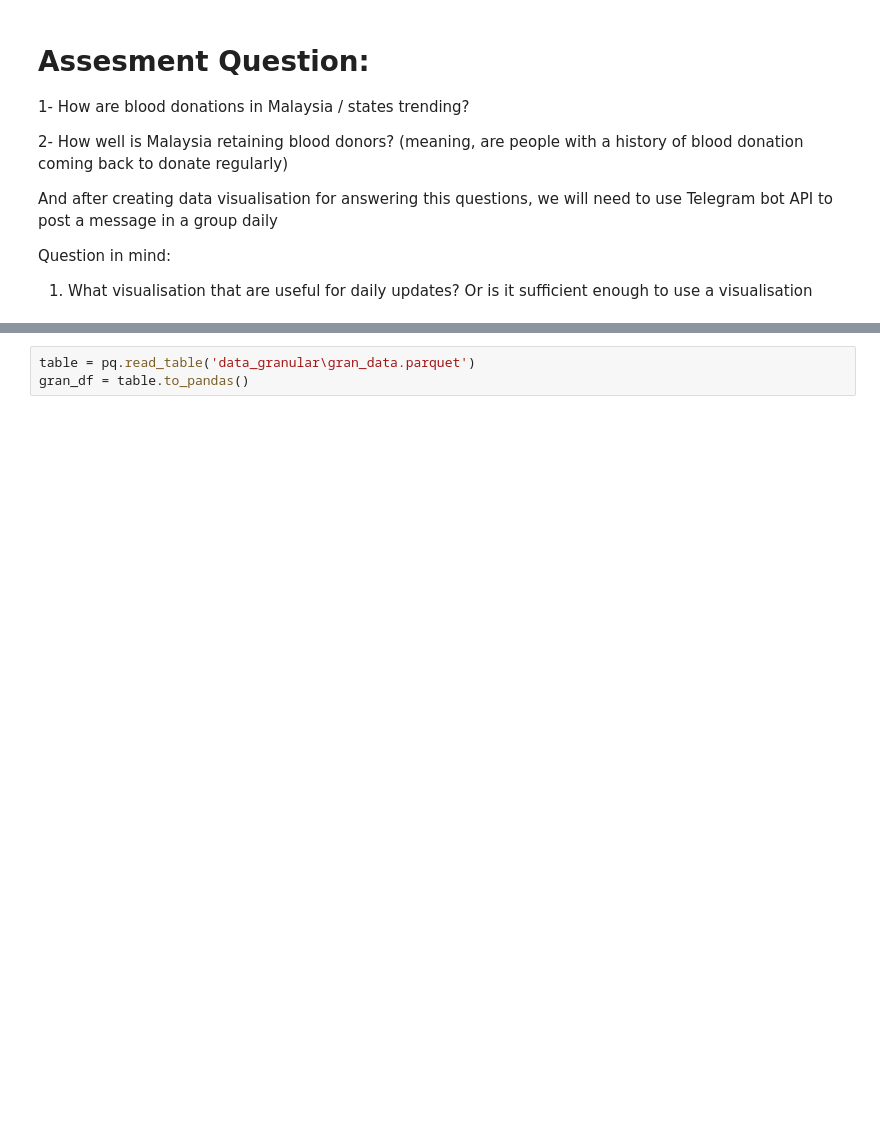
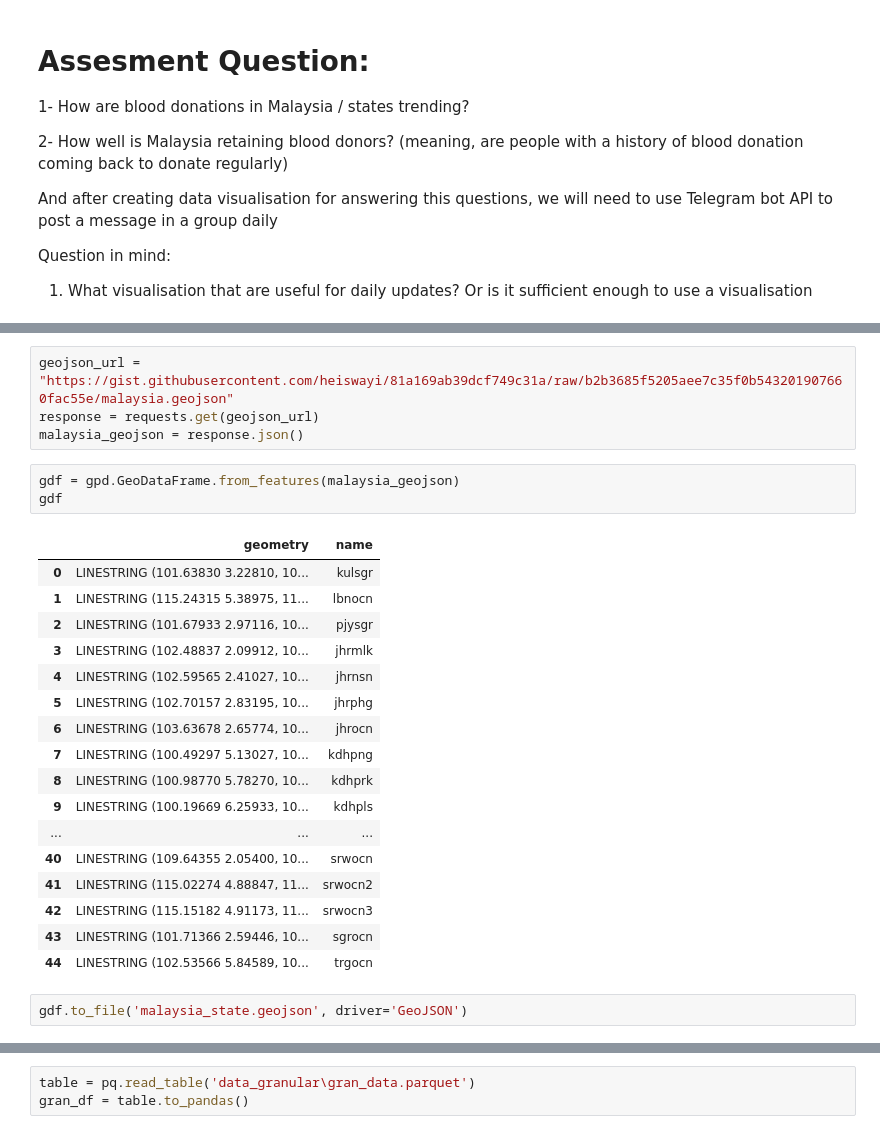
Before and after one commit to adleefuad/blood_donation, a Jupyter notebook: EDA.ipynb, the cells around one changed output, grey strips where cells are left out. Drawn from its saved outputs; the diff is of its cells as text; blank space fills up the shorter version.

```diff
--- a/EDA.ipynb
+++ b/EDA.ipynb
@@ -25,0 +113,27 @@ import seaborn as sns
+# %%
+geojson_url = "https://gist.githubusercontent.com/heiswayi/81a169ab39dcf749c31a/raw/b2b3685f5205aee7c35f0b543201907660fac55e/malaysia.geojson"
+response = requests.get(geojson_url)
+malaysia_geojson = response.json()
+# %%
+gdf = gpd.GeoDataFrame.from_features(malaysia_geojson)
+gdf
+# %% [output]
+|  | geometry | name |
+| 0 | LINESTRING (101.63830 3.22810, 10... | kulsgr |
+| 1 | LINESTRING (115.24315 5.38975, 11... | lbnocn |
+| 2 | LINESTRING (101.67933 2.97116, 10... | pjysgr |
+| 3 | LINESTRING (102.48837 2.09912, 10... | jhrmlk |
+| 4 | LINESTRING (102.59565 2.41027, 10... | jhrnsn |
+| 5 | LINESTRING (102.70157 2.83195, 10... | jhrphg |
+| 6 | LINESTRING (103.63678 2.65774, 10... | jhrocn |
+| 7 | LINESTRING (100.49297 5.13027, 10... | kdhpng |
+| 8 | LINESTRING (100.98770 5.78270, 10... | kdhprk |
+| 9 | LINESTRING (100.19669 6.25933, 10... | kdhpls |
+| ... | ... | ... |
+| 40 | LINESTRING (109.64355 2.05400, 10... | srwocn |
+| 41 | LINESTRING (115.02274 4.88847, 11... | srwocn2 |
+| 42 | LINESTRING (115.15182 4.91173, 11... | srwocn3 |
+| 43 | LINESTRING (101.71366 2.59446, 10... | sgrocn |
+| 44 | LINESTRING (102.53566 5.84589, 10... | trgocn |
+# %%
+gdf.to_file('malaysia_state.geojson', driver='GeoJSON')
```
Also changed, not shown: parts of 9 cells of this notebook.
